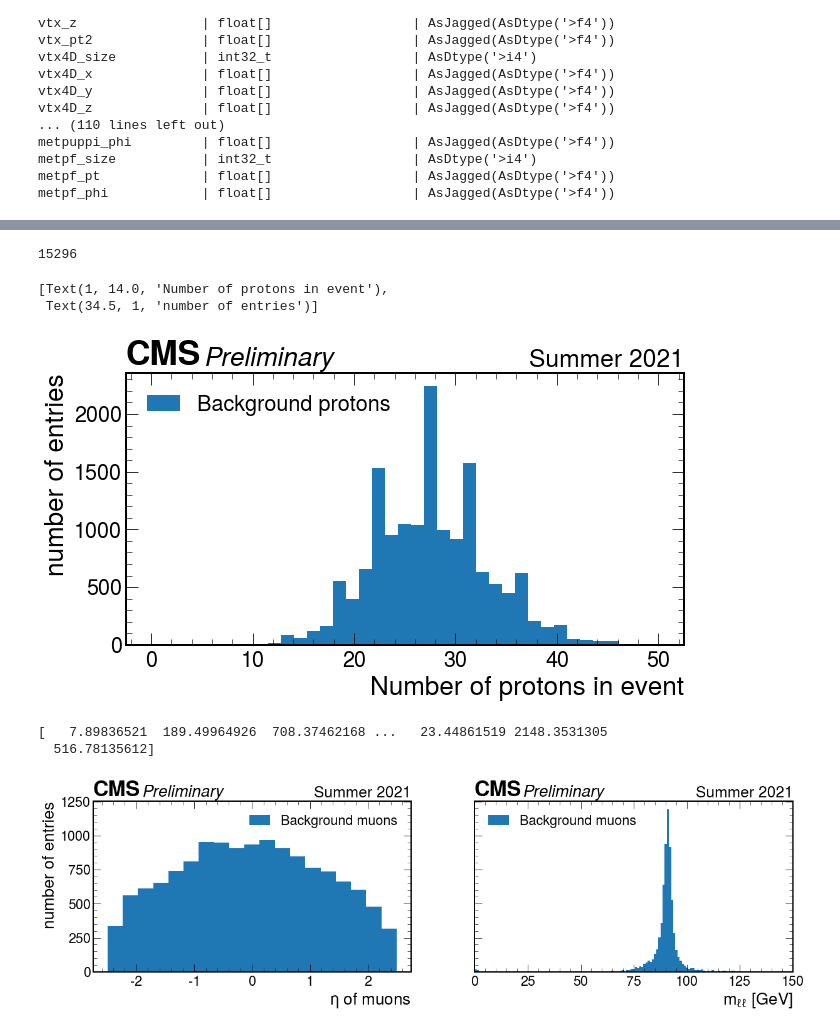
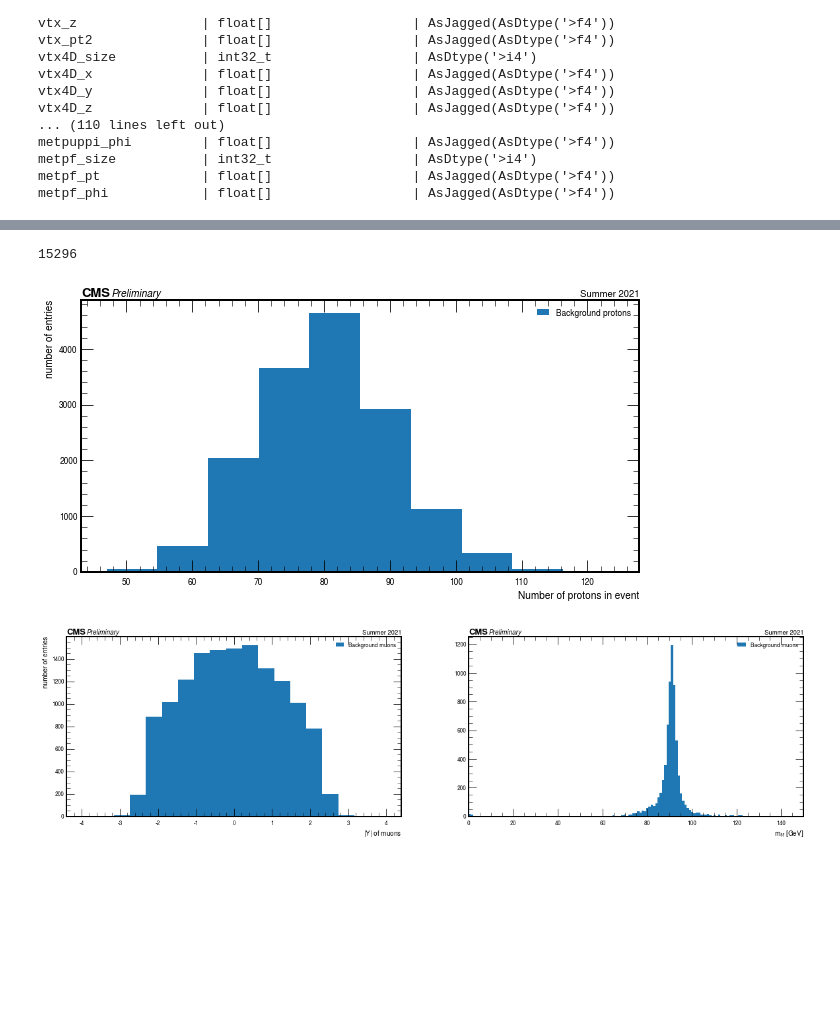
Before and after one commit to jloemker/SWAN, a Jupyter notebook: Analysis_Bg_Sig.ipynb, the cells around one changed output, grey strips where cells are left out. Drawn from its saved outputs; the diff is of its cells as text; code cells hidden in the pictures; blank space fills up the shorter version.

```diff
--- a/Analysis_Bg_Sig.ipynb
+++ b/Analysis_Bg_Sig.ipynb
@@ -324,11 +308,11 @@ for batch, report in bg_tree.iterate(['pfcand_pt','pfcand_eta','pfcand_phi','pfc
     bg_muons.append(batch[(abs(batch.pfcand_pid)==13) & (batch.pfcand_pt>25)] )
 bg_muons=ak.concatenate(bg_muons)
 # %%
-bg_protons = bg_tree.arrays(['genproton_xi','genproton_pz','genproton_vz','genproton_ispu'],'(abs(genproton_pz)<6999) & (abs(genproton_pz)>5000)')
+bg_protons = bg_tree.arrays(['genproton_xi','genproton_pz','genproton_vz','genproton_ispu'],'(abs(genproton_pz)<6999) & (abs(genproton_pz)>0)')
 bg_event_info = bg_tree.arrays(['genvtx_t0'])
 bg_vertices = bg_tree.arrays(['vtx4D_t','vtx4D_z','vtx4D_pt2'])
 # %%
-#All for the background sample - (old version)
+#All for the background sample - Most usefull version !!!
 
 #-----Skip this cell !
 
@@ -396,7 +380,7 @@ for i in tqdm(range(N)):
     data['mu2_vz'].append(mu.pfcand_vz[mu2_idx])
     #calculate invariant mass from two muons:
     data['mll'].append((mu1+mu2).M())
-    data['yll'].append((mu1+mu2).Eta())
+    data['yll'].append((mu1+mu2).Rapidity())
     #add proton information
     xi1=pr.genproton_xi[pr1_idx]
     xi2=pr.genproton_xi[pr2_idx]
@@ -406,8 +390,8 @@ for i in tqdm(range(N)):
     data['pr2_vz'].append(pr.genproton_vz[pr2_idx])
     #calculate invariant mass from two muons:
     #print(xi1*xi2)
-    data['mpp'].append(13000.*np.sqrt(xi1*xi2))
-    data['ypp'].append((-1/2)*np.log(xi1/xi2))
+    data['mpp'].append(14000.*np.sqrt(xi1*xi2))
+    data['ypp'].append((1/2)*np.log(xi1/xi2))
     #add primary vertex info
     vx=bg_vertices[i]
     data['pr_vtx_pt2'].append(vx.vtx4D_pt2[0])
@@ -614,0 +510,26 @@ bg_anal = pd.DataFrame(data=data)
+# %%
+data_mb = abs(bg_anal['mpp']-bg_anal['mll'])
+data_yb = abs(bg_anal['ypp']-bg_anal['yll'])
+
+b_m = []
+b_y = []
+for i in range(0,len(data_mb)):
+    if data_yb[i] < abs(2*sigma_y*bg_anal['ypp'][i]):
+        if data_mb[i] < abs(2*sigma_m*bg_anal['mll'][i]):
+            b_m = np.append(b_m,bg_anal['mpp'][i])
+            b_y = np.append(b_y, bg_anal['ypp'][i])
+acc_bg = len(b_m)/len(data_yb)
+print('acceptance rate from combined background cut:')
+print(acc_bg)
+s_m = []
+s_y = []
+data_ms = abs(analysis['s_mpp'] - analysis['s_mll'])
+data_ys = abs(analysis['s_ypp'] - analysis['s_yll'])
+for i in range(0,len(data)):
+    if data_ys[i] < abs(2*sigma_y*analysis['s_yll'][i]):
+        if data_ms[i] < abs(2*sigma_m*analysis['s_mll'][i]):
+            s_m = np.append(s_m, analysis['s_mpp'][i])
+            s_y = np.append(s_y, analysis['s_ypp'][i])
+acc_sig =len(s_m)/len(data_ms)
+print('acceptance rate from combined signal cut:')
+print(acc_sig)
@@ -633,27 +644,25 @@ ax.set(xlabel='Number of muons in event', ylabel='number of entries')
 # %%
 N = len(bg_protons)
 print(N)
 N_protons = []
 for i in range(N):
     N_protons.append(len(bg_protons.genproton_pz[i]))
 
 #lets draw hisgorgam of number of muons:
 f, ax = plt.subplots(figsize=(10,5))
-plt.hist(N_protons, bins=np.linspace(0,50,40),label='Background protons')
+plt.hist(N_protons, label='Background protons')
 hep.cms.label(llabel="Preliminary", rlabel="Summer 2021", ax=ax)
 ax.legend();
 ax.set(xlabel='Number of protons in event', ylabel='number of entries')
-#plt.savefig('Week4/Bg_number_protons.png',bbox_inches='tight')
+#plt.savefig('W5/Bg_number_protons_all.png',bbox_inches='tight')
 # %% [output]
 15296
-[Text(1, 14.0, 'Number of protons in event'),
- Text(34.5, 1, 'number of entries')]
-[figure, old version]
+[figure, new version]
 # %%
-print(bg_anal['mpp'].values)
-f, ax = plt.subplots(1,2,figsize=(20,5),sharey=True)
-ax[0].hist(np.concatenate([bg_anal['mu1_eta'].values,bg_anal['mu2_eta'].values]),bins=np.linspace(-2.5,2.5,20), label='Background muons')
-ax[0].set(xlabel=r'$\eta$ of muons', ylabel='number of entries')
+#print(bg_anal['mpp'].values)
+f, ax = plt.subplots(1,2,figsize=(20,5),sharey=False)
+ax[0].hist(np.concatenate([bg_anal['mu1_eta'].values,bg_anal['mu2_eta'].values]),bins=np.linspace(-4,4,20), label='Background muons')
+ax[0].set(xlabel=r'$|Y|$ of muons', ylabel='number of entries')
 #ax[0].set_ylim(0,1200)
 
 ax[1].hist(bg_anal['mll'].values, bins=np.linspace(0,150,150),label='Background muons')
@@ -664,9 +673,7 @@ for i in range(2):
     ax[i].legend()
 #plt.savefig('AnalyseW2/bg_dimuon_analysis_corrected.png',bbox_inches='tight')
 # %% [output]
-[   7.89836521  189.49964926  708.37462168 ...   23.44861519 2148.3531305
-  516.78135612]
-[figure, old version]
+[figure, new version]
 # %%
 #plot mpp vs mll for pile-up and signal pairs.
 
```
Also changed, not shown: parts of 22 cells of this notebook.
